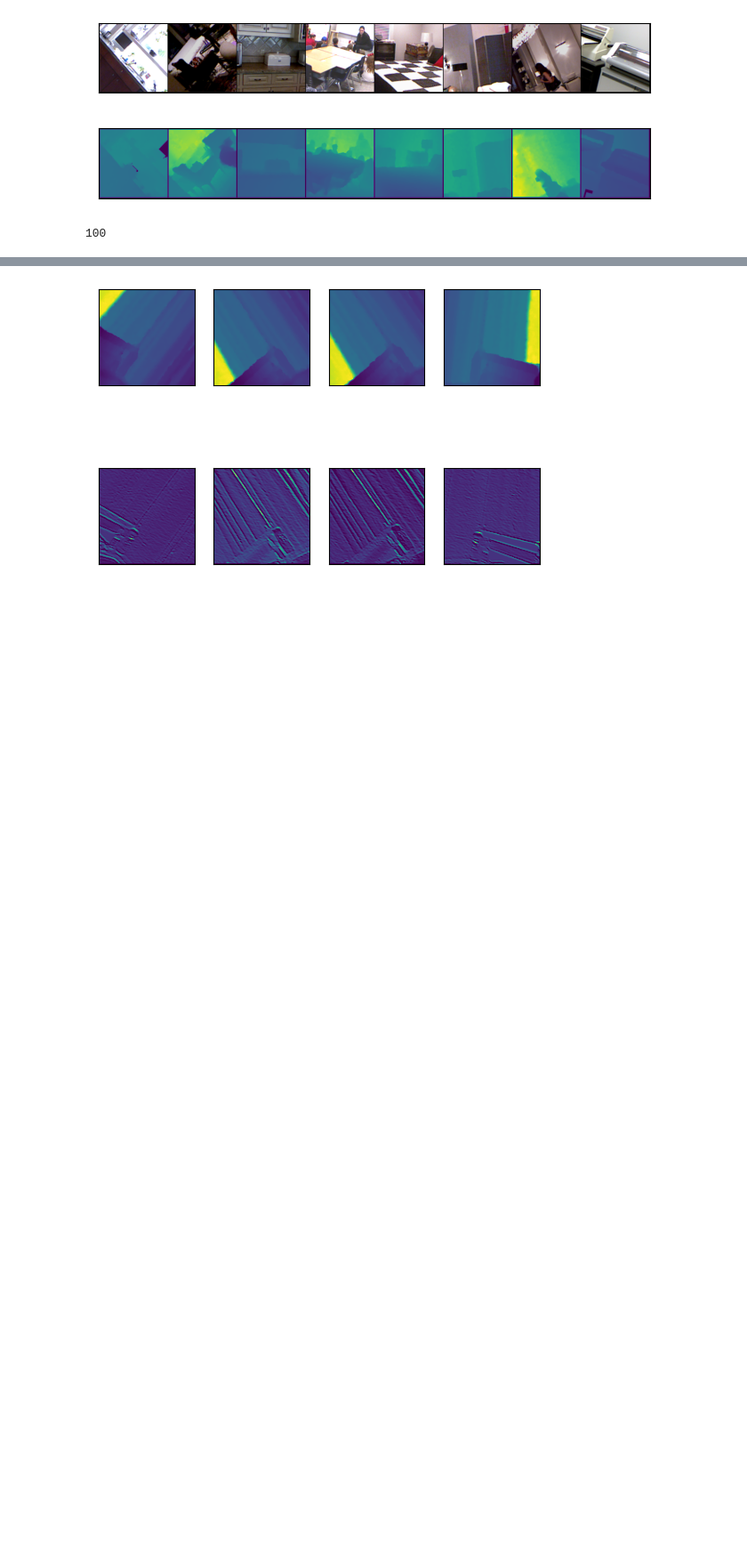
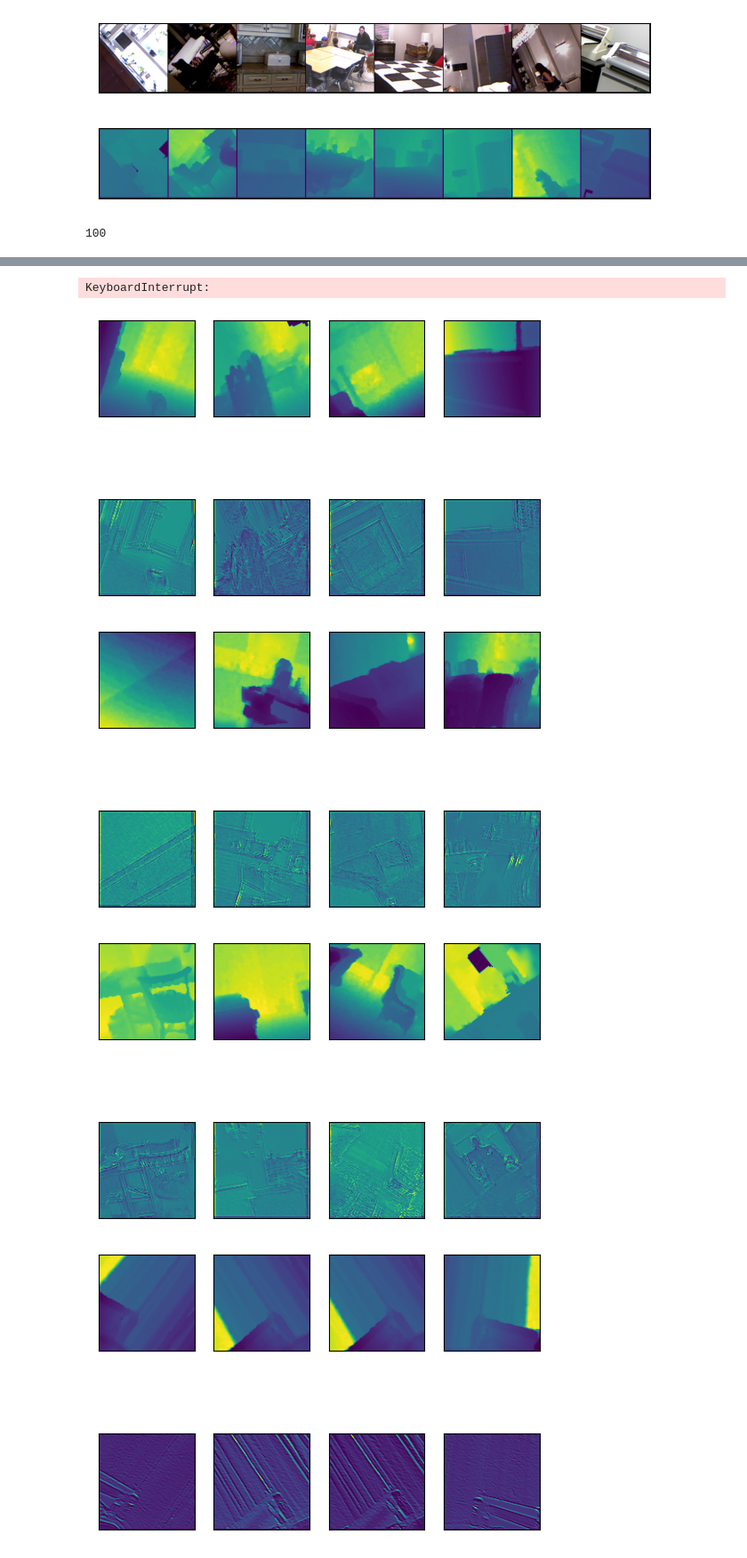
Before and after one commit to Onon0/DepthSegmentation, a Jupyter notebook: ALEX-NET.ipynb, the cells around one changed output, grey strips where cells are left out. Shown at 89% size. Saved outputs shown, nothing was run; the diff lists cells and outputs as text; code cells hidden in the pictures; blank space fills up the shorter version.

```diff
--- a/ALEX-NET.ipynb
+++ b/ALEX-NET.ipynb
@@ -158,5 +215,6 @@ train_set, val_set = torch.utils.data.random_split(dataset, [train_size, len(dat
 # %%
-train_loader = DataLoader(dataset=train_set, shuffle = True, batch_size=8, pin_memory=True)
+train_loader = DataLoader(dataset=train_set, shuffle = True, batch_size=32, pin_memory=True)
+val_loader = DataLoader(dataset=val_set, shuffle = True, batch_size=32, pin_memory=True)
 # %%
 dataset = NYUData('validation')
 data_loader = DataLoader(dataset=dataset, batch_size=64)
@@ -333,3 +411,8 @@ scaler = torch.cuda.amp.GradScaler()
+# %%
+optimizer = optim.SGD(model.parameters(), lr=LEARNING_RATE)
+scaler = torch.cuda.amp.GradScaler()
+# %%
+scheduler = torch.optim.lr_scheduler.ReduceLROnPlateau(optimizer, 'min')
 # %%
 #loss_fn = nn.MSELoss()
 #loss_fn = nn.L1Loss()
@@ -361,3 +438,31 @@ def train(loader, model, optimizer, loss_fn, scaler):
+# %%
+def train(loader, model, optimizer, loss_fn, scaler):
+    loop = tqdm(loader)
+    history = 0
+    for batch_idx, (data, targets) in enumerate(loop):
+        data = data.to(device = DEVICE)
+        targets = targets.to(device = DEVICE)
+
+        #forward
+        with torch.cuda.amp.autocast(enabled=False):
+            predictions = model(data)
+            #loss = loss_fn(predictions['out'], targets)
+            loss = loss_fn(predictions, targets)
+            history= history + loss.item()
+        optimizer.zero_grad()
+        scaler.scale(loss).backward()
+        scaler.step(optimizer)
+
+        scaler.update()
+
+
+
+        loop.set_postfix(loss = loss)
+
+    val_loss = validation(val_loader, model)
+    scheduler.step(val_loss)
+    history = history/len(loader)
+    return history
 # %%
 def save_result(epoch):
     i = 0
@@ -379,12 +484,17 @@ def save_result(epoch):
 # %%
 result = []
 for epoch in range(0, NUM_EPOCHS):
     l = train(train_loader, model, optimizer, loss_fn, scaler)
     result.append(l)
 
-    PATH = os.path.join(os.getcwd(), "model", "resnet101", datetime.datetime.now().strftime("%Y-%m-%d_%H-%M")+"_" + str(l) + "_" +str(epoch) + ".pth")
+    PATH = os.path.join(os.getcwd(), "model", "resnet50b", datetime.datetime.now().strftime("%Y-%m-%d_%H-%M")+"_" + str(l) + "_" +str(epoch) + ".pth")
     torch.save(model.state_dict(), PATH)
     save_result(epoch)
+# %% [output]
+KeyboardInterrupt:
+[figure, added]
+[figure, added]
+[figure, added]
 # %%
 save_result(0)
 # %% [output]
```
Also changed, not shown: parts of 8 cells of this notebook.
